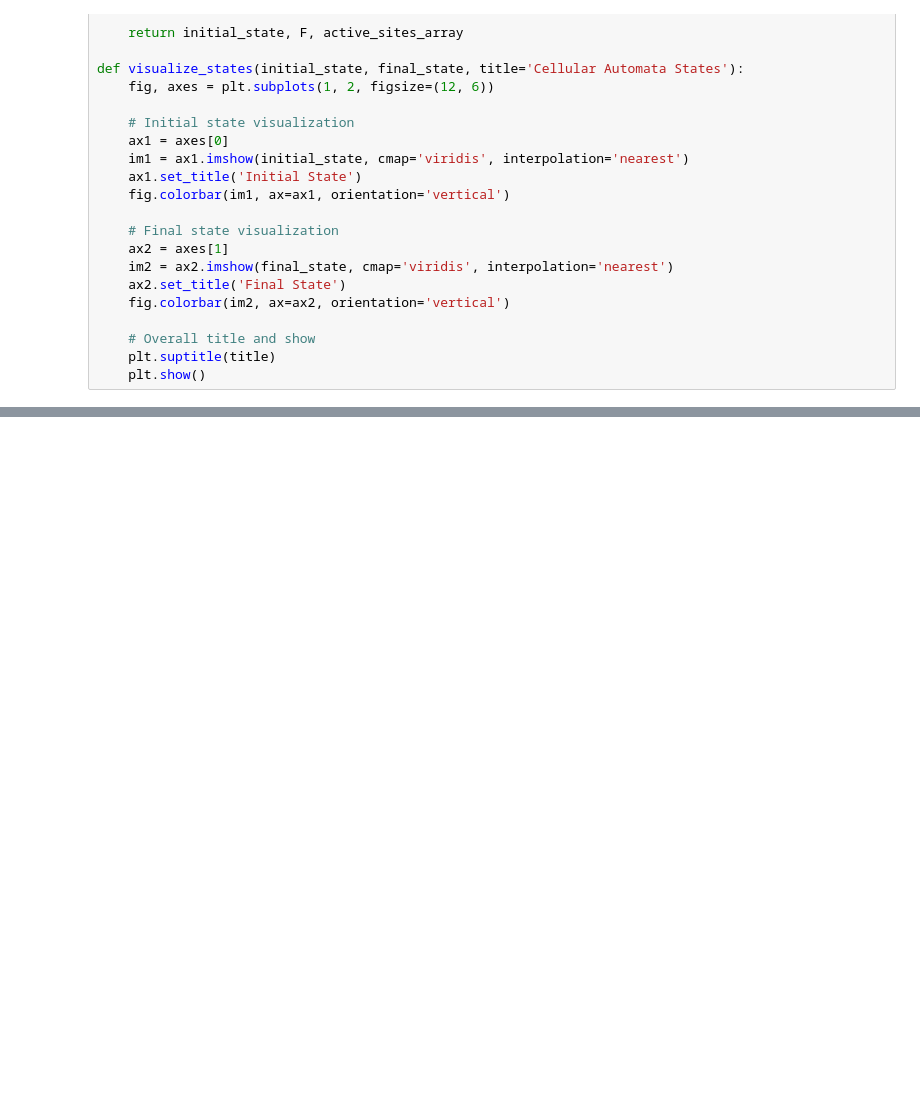
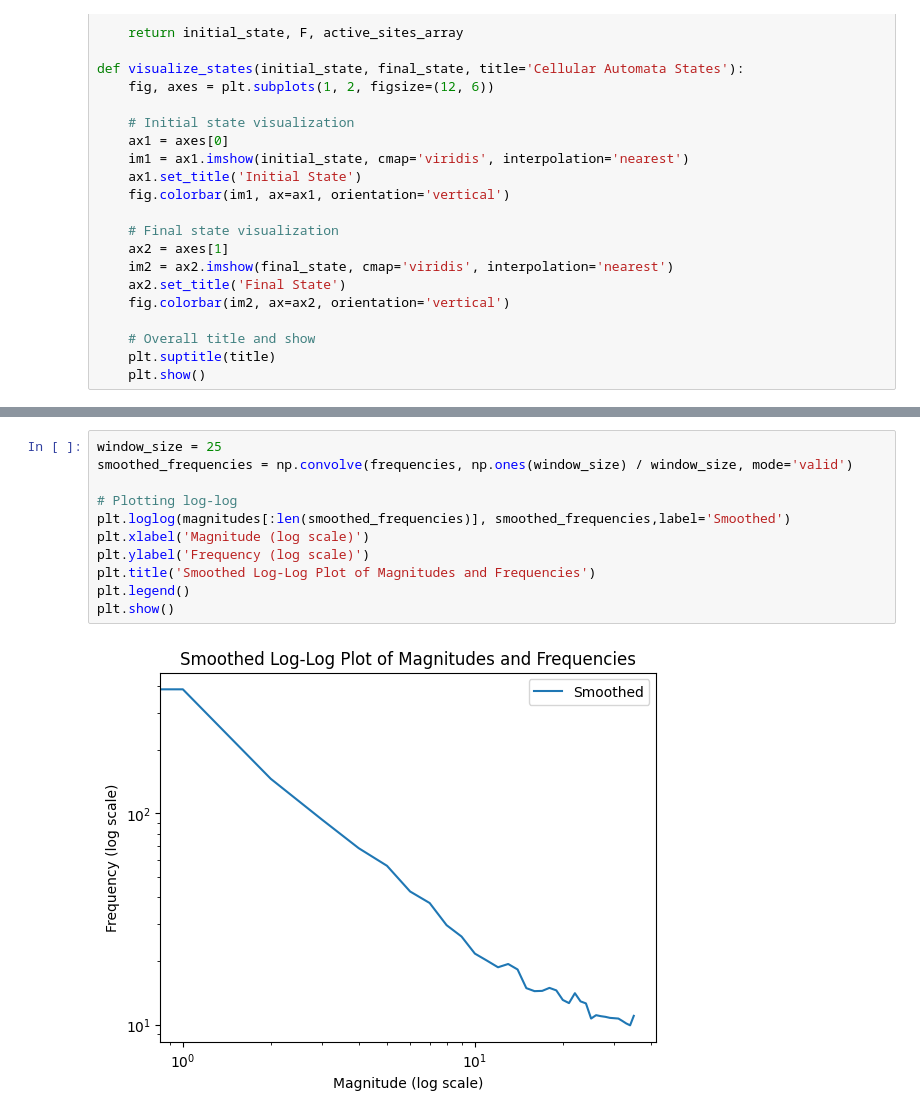
Before and after one commit to vitalismaxim/group_17, a Jupyter notebook: OFC.ipynb, the cells around one changed output, grey strips where cells are left out. Saved outputs shown, nothing was run; the diff lists cells and outputs as text; blank space fills up the shorter version.

```diff
--- a/OFC.ipynb
+++ b/OFC.ipynb
@@ -144,0 +145,13 @@ plt.show()
+# %%
+window_size = 25
+smoothed_frequencies = np.convolve(frequencies, np.ones(window_size) / window_size, mode='valid')
+
+# Plotting log-log
+plt.loglog(magnitudes[:len(smoothed_frequencies)], smoothed_frequencies,label='Smoothed')
+plt.xlabel('Magnitude (log scale)')
+plt.ylabel('Frequency (log scale)')
+plt.title('Smoothed Log-Log Plot of Magnitudes and Frequencies')
+plt.legend()
+plt.show()
+# %% [output]
+[figure, added]
```
Also changed, not shown: parts of 5 cells of this notebook.
